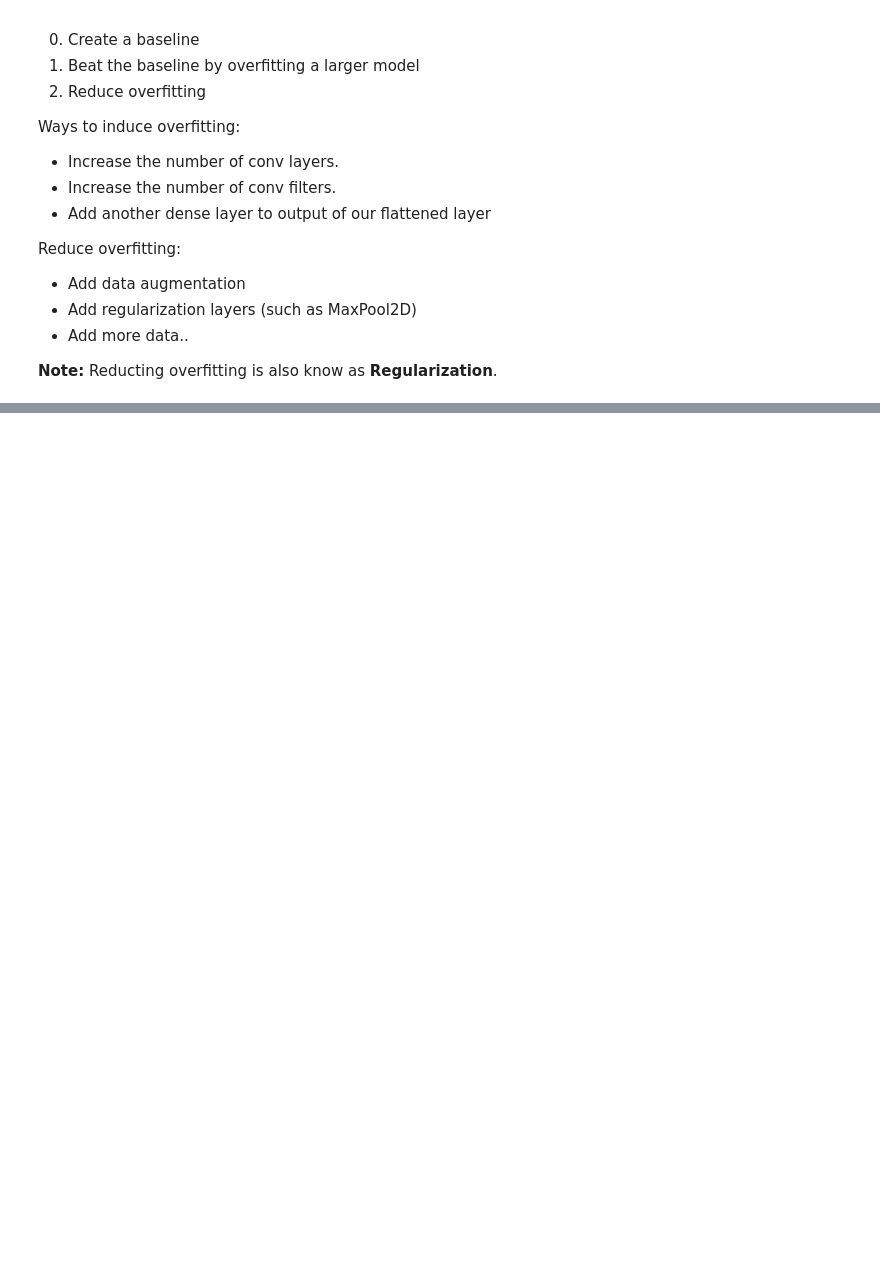
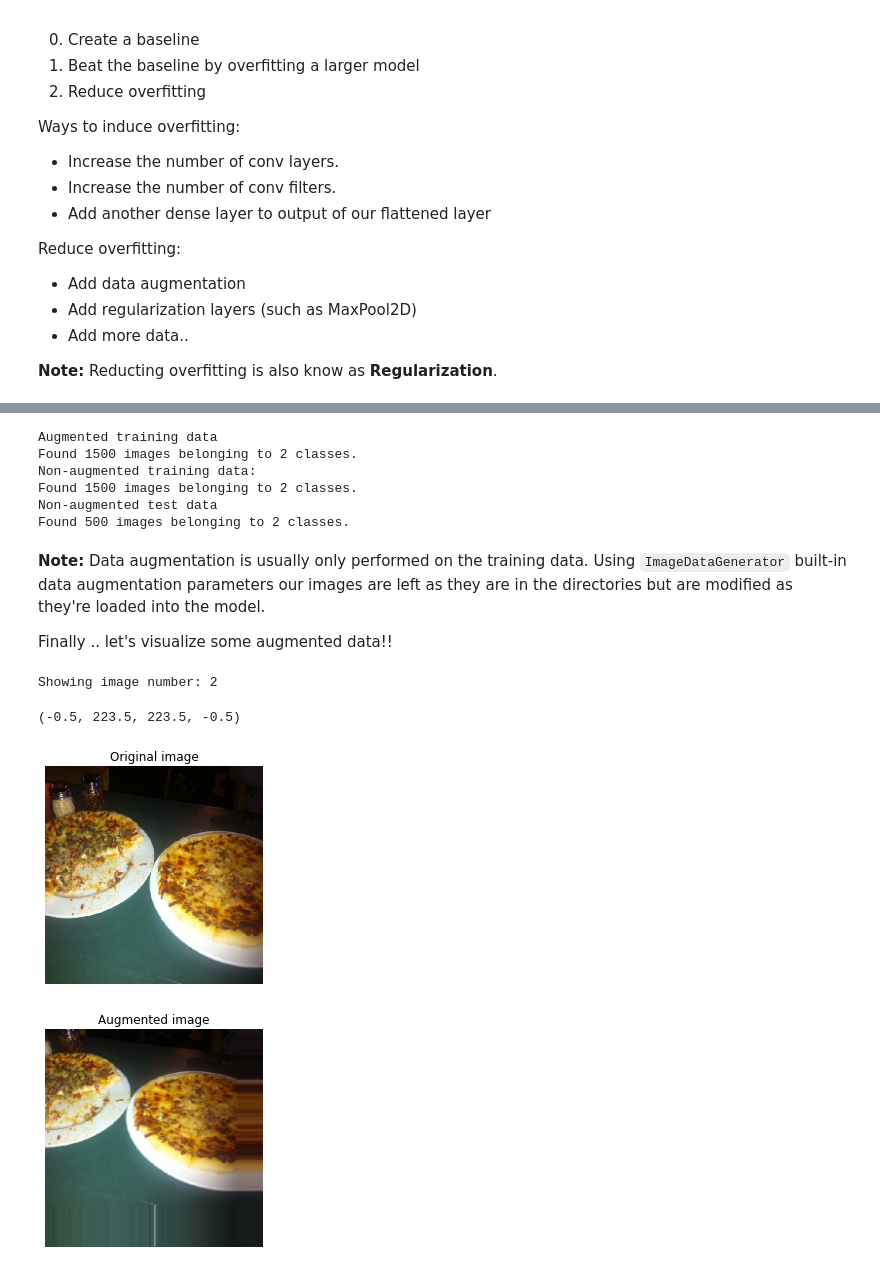
Before and after one commit to vortexash/Tensorflow-Developer, a Jupyter notebook: 03_introduction_to_computer_vision_with_tensorflow_video.ipynb, the cells around one changed output, grey strips where cells are left out. Drawn from its saved outputs; the diff is of its cells as text; code cells hidden in the pictures; blank space fills up the shorter version.

```diff
--- a/03_introduction_to_computer_vision_with_tensorflow_video.ipynb
+++ b/03_introduction_to_computer_vision_with_tensorflow_video.ipynb
@@ -759,0 +783,56 @@ plot_loss_curves(history_5)
+# %%
+# Import data and augment it from training directory
+print("Augmented training data")
+train_data_augmented  = train_datagen_augmented.flow_from_directory(train_dir,
+                                                                    target_size=(224,224),
+                                                                    batch_size=32,
+                                                                    class_mode="binary",
+                                                                    shuffle=False) # for demonstarion purpose only
+
+# Create non-augmented train data batches
+print("Non-augmented training data:")
+train_data = train_datagen.flow_from_directory(train_dir,
+                                               target_size=(224,224),
+                                               batch_size=32,
+                                               class_mode="binary",
+                                               shuffle=False)
+
+# Create non-augmented test data batches
+print("Non-augmented test data")
+test_data = test_datagen.flow_from_directory(test_dir,
+                                             target_size=(224,224),
+                                             batch_size=32,
+                                             class_mode="binary")
+# %% [output]
+Augmented training data
+Found 1500 images belonging to 2 classes.
+Non-augmented training data:
+Found 1500 images belonging to 2 classes.
+Non-augmented test data
+Found 500 images belonging to 2 classes.
+# %% [markdown]
+**Note:** Data augmentation is usually only performed on the training data. Using `ImageDataGenerator` built-in data augmentation parameters our images are left as they are in the directories but are modified as they're loaded into the model.
+
+Finally .. let's visualize some augmented data!!
+# %%
+# Get sample data batches
+images, labels = train_data.next()
+augmented_images, augmented_labels = train_data_augmented.next()# note: labels aren't augmented... only data(images)
+# %%
+# Sow the original anr a augmented image
+import random
+random_number = random.randint(0 , 32) # our batch sizes are 32
+
+print(f"Showing image number: {random_number}")
+plt.imshow(images[random_number])
+plt.title(f"Original image")
+plt.axis(False)
+plt.figure()
+plt.imshow(augmented_images[random_number])
+plt.title(f"Augmented image")
+plt.axis(False)
+# %% [output]
+Showing image number: 2
+(-0.5, 223.5, 223.5, -0.5)
+[figure, added]
+[figure, added]
```
Also changed, not shown: parts of 21 cells of this notebook.
